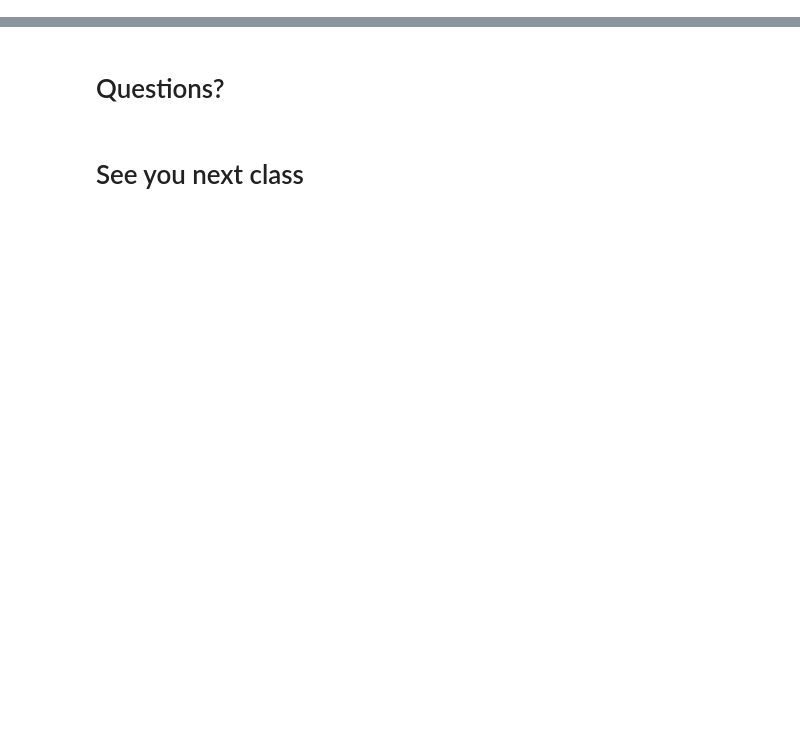
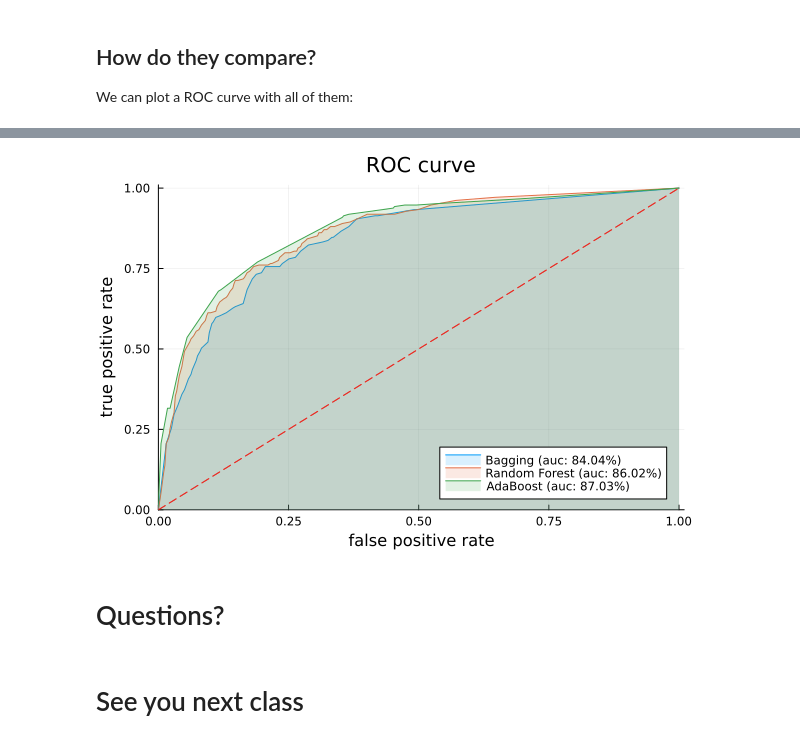
Before and after one commit to umbertomig/POLI175julia, a Jupyter notebook: lectures/jupyternb/lecture15.ipynb, the cells around one changed output, grey strips where cells are left out. Saved outputs shown, nothing was run; the diff lists cells and outputs as text; code cells hidden in the pictures; blank space fills up the shorter version.

```diff
--- a/lectures/jupyternb/lecture15.ipynb
+++ b/lectures/jupyternb/lecture15.ipynb
@@ -182,0 +360,11 @@ Poly Kernel ($d = 3$) and Radial Kernel:
+# %% [markdown]
+## How do they compare?
+
+We can plot a ROC curve with all of them:
+# %%
+# ROC Curve
+EvalMetrics.rocplot(
+    [Vector{Int64}(y[test]), Vector{Int64}(y[test]), Vector{Int64}(y[test])],
+    [y_pred_prob_bag, y_pred_prob_rf, y_pred_prob_adaboost],
+    label = ["Bagging" "Random Forest" "AdaBoost";], diagonal = true)
+# %% [output]
@@ -183,3 +389,4 @@ Poly Kernel ($d = 3$) and Radial Kernel:
+[figure, added]
 # %% [markdown]
 # Questions?
 # %% [markdown]
```
Also changed, not shown: parts of 73 cells of this notebook, 1 other file.
